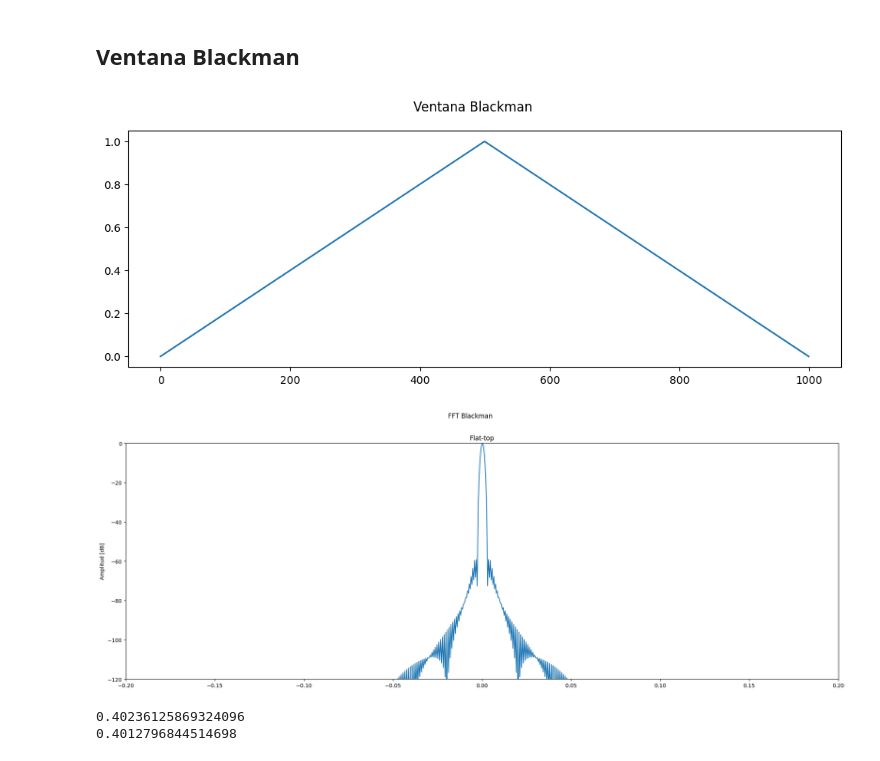
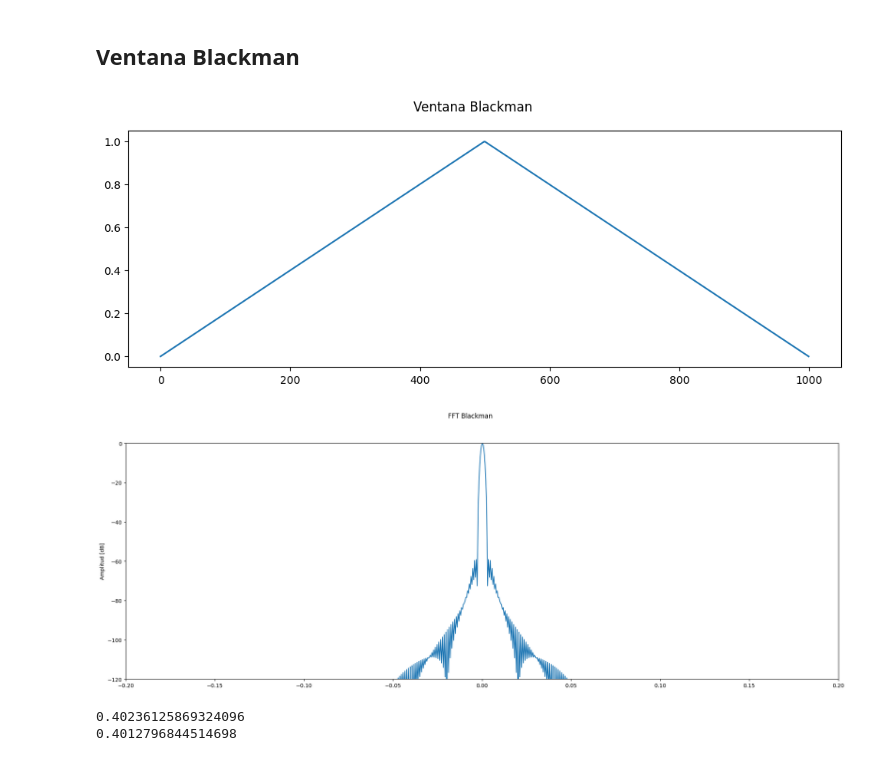
Before and after one commit to micuentz/Workspace_PDS, a Jupyter notebook: Carpeta/Guerrero_TS6.ipynb, the cells around one changed output. Cells and saved outputs as stored; diff of their text form; code cells hidden in the pictures.

```diff
--- a/Carpeta/Guerrero_TS6.ipynb
+++ b/Carpeta/Guerrero_TS6.ipynb
@@ -173,31 +171,30 @@ plt.legend(loc='upper left')
 # %%
 blackman = signal.windows.blackman(nn) # Rectangular
 
 fig_hist, axs_hist = plt.subplots(1, 1, figsize=(12, 4), sharex=True, sharey=True)
 axs_hist.plot(bartlett)
 fig_hist.suptitle("Ventana Blackman")
 plt.show()
 
 # Ploteo de la FFT de las ventanas
 fig_fft, axs_fft = plt.subplots(1, 1, figsize=(24, 8), sharex=True, sharey=True)
 
 # De la documentacion de scipy.signal.windows:
 # https://docs.scipy.org/doc/scipy/reference/generated/scipy.signal.windows.blackmanharris.html#scipy.signal.windows.blackmanharris
 A = sp.fft.fft(blackman, 2048) / (len(blackman) / 2.0)
 freq = np.linspace(-0.5, 0.5, len(A))
 black_dB = 20 * np.log10(np.abs(sp.fft.fftshift(A) / np.max(np.abs(A))))
 
 axs_fft.plot(freq, black_dB)
-axs_fft.set_title(name)
 axs_fft.set_ylim([-120, 0])
 axs_fft.set_xlim([-0.2, 0.2])
 
 axs_fft.set_ylabel("Amplitud [dB]")
 plt.suptitle("FFT Blackman")
 plt.show()
 # %% [output]
 [figure]
-[figure, old version]
+[figure, new version]
 # %%
 S1 = np.fft.fft(s1*blackman) / nn
 S2 = np.fft.fft(s2*blackman) / nn
```
Also changed, not shown: parts of 4 cells of this notebook.
